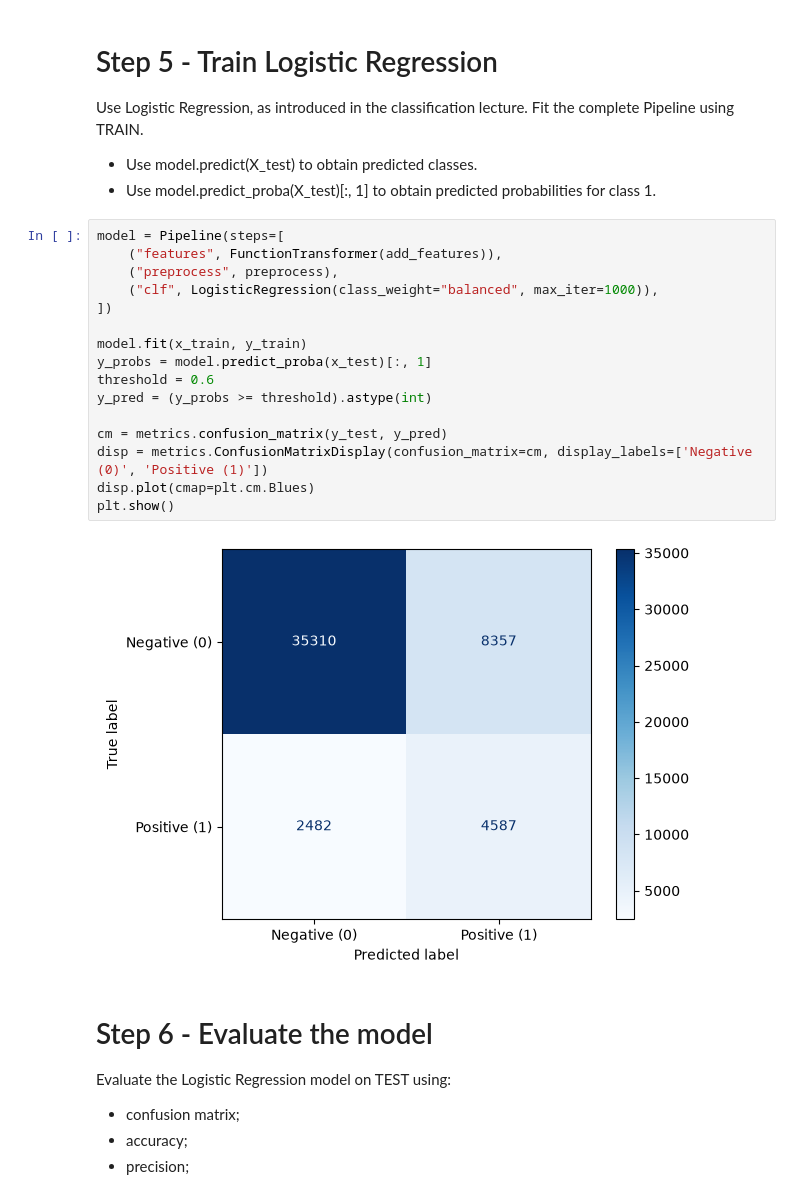
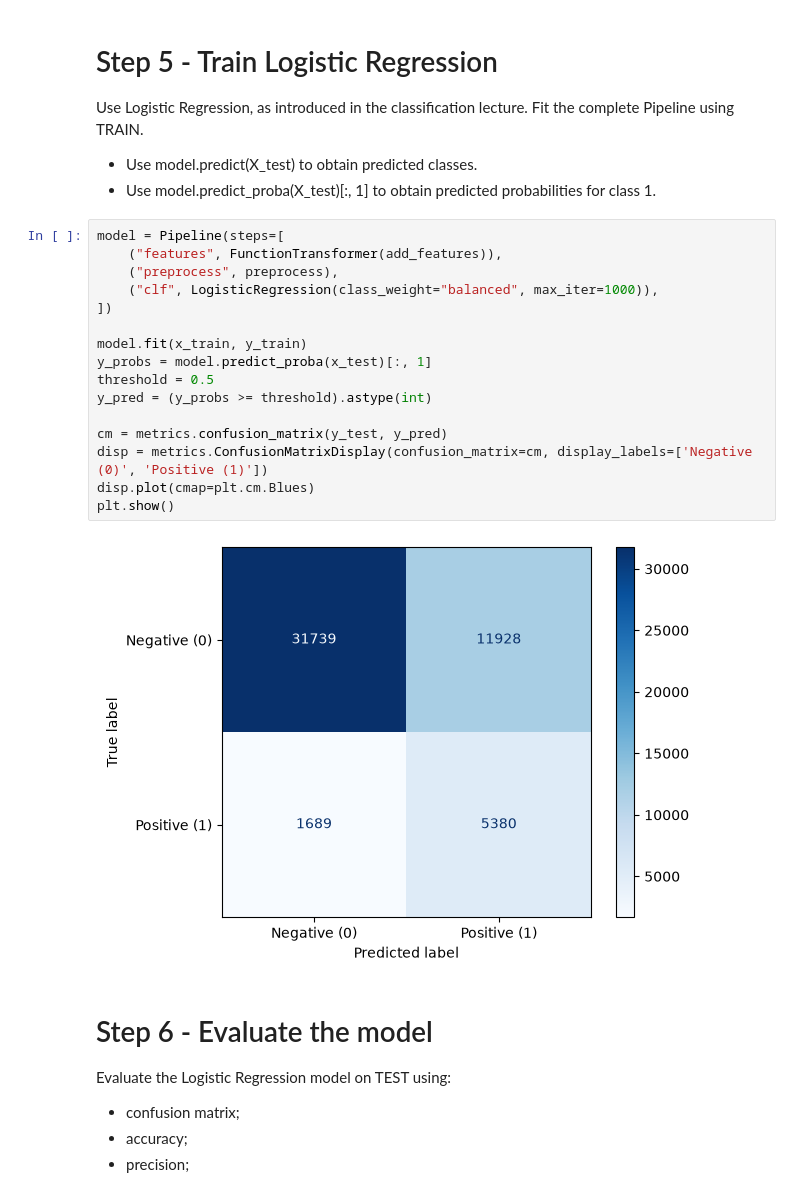
Before and after one commit to Amirus11/IE500618-Assignment-2-Diabetes-Classification, a Jupyter notebook: notebooks/workflow.ipynb, the cells around one changed output. Drawn from its saved outputs; the diff is of its cells as text.

```diff
--- a/notebooks/workflow.ipynb
+++ b/notebooks/workflow.ipynb
@@ -91,21 +99,21 @@ Use Logistic Regression, as introduced in the classification lecture. Fit the co
 # %%
 model = Pipeline(steps=[
     ("features", FunctionTransformer(add_features)),
     ("preprocess", preprocess),
     ("clf", LogisticRegression(class_weight="balanced", max_iter=1000)),
 ])
 
 model.fit(x_train, y_train)
 y_probs = model.predict_proba(x_test)[:, 1]
-threshold = 0.6
+threshold = 0.5
 y_pred = (y_probs >= threshold).astype(int)
 
 cm = metrics.confusion_matrix(y_test, y_pred)
 disp = metrics.ConfusionMatrixDisplay(confusion_matrix=cm, display_labels=['Negative (0)', 'Positive (1)'])
 disp.plot(cmap=plt.cm.Blues)
 plt.show()
 # %% [output]
-[figure, old version]
+[figure, new version]
 # %% [markdown]
 # Step 6 - Evaluate the model
 Evaluate the Logistic Regression model on TEST using:
```
Also changed, not shown: parts of 6 cells of this notebook, 2 other files.
